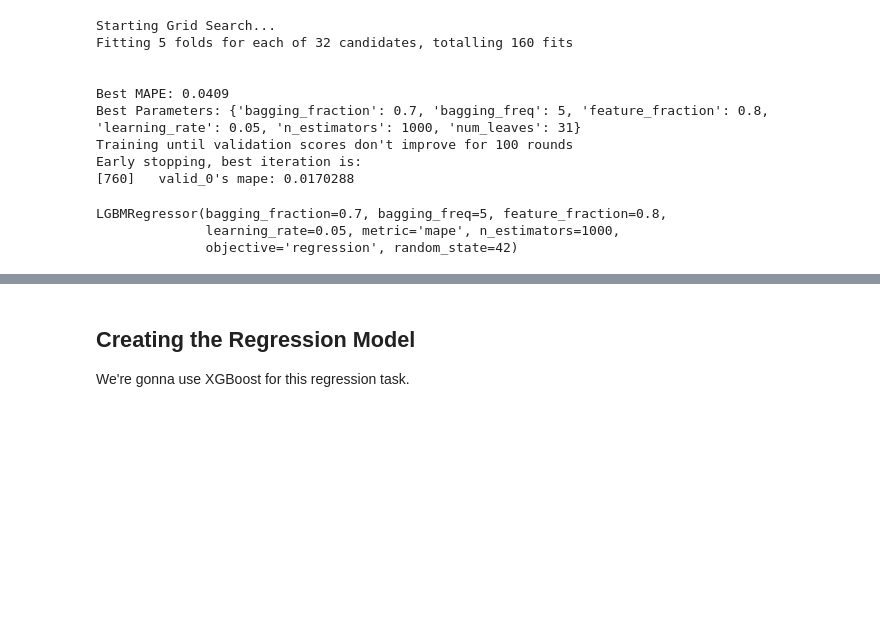
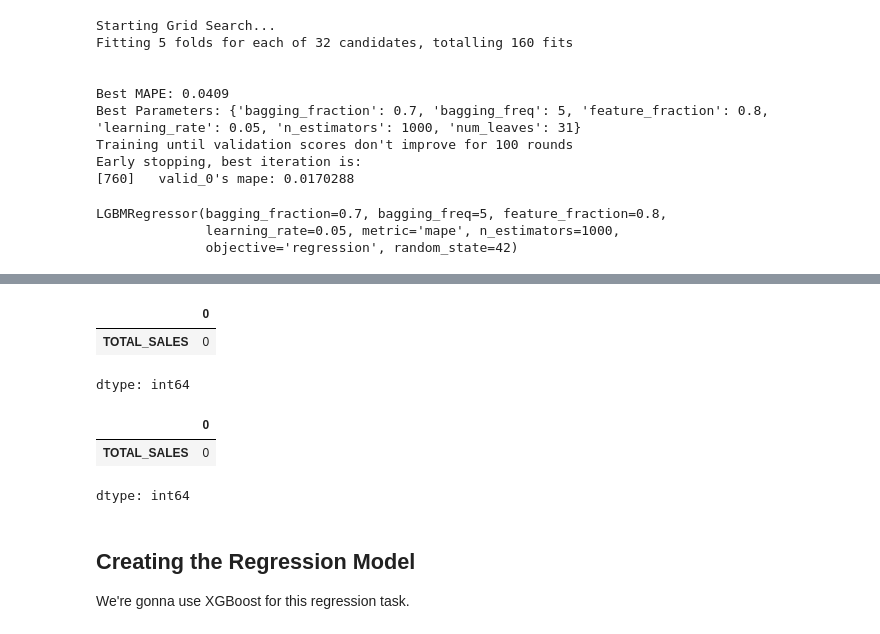
Before and after one commit to fedefraschio/xtel-hackathon, a Jupyter notebook: notebooks/00_exploration.ipynb, the cells around one changed output, grey strips where cells are left out. Drawn from its saved outputs; the diff is of its cells as text; code cells hidden in the pictures; blank space fills up the shorter version.

```diff
--- a/notebooks/00_exploration.ipynb
+++ b/notebooks/00_exploration.ipynb
@@ -742,3 +749,16 @@ Early stopping, best iteration is:
+# %%
+# checking to not have null values in prediction
+preds_df.isna().sum()
+# %% [output]
+|  | 0 |
+| TOTAL_SALES | 0 |
+dtype: int64
+# %%
+final_baseline.isna().sum()
+# %% [output]
+|  | 0 |
+| TOTAL_SALES | 0 |
+dtype: int64
 # %% [markdown]
 ## Creating the Regression Model
 We're gonna use XGBoost for this regression task.
```
Also changed, not shown: parts of 4 cells of this notebook.
